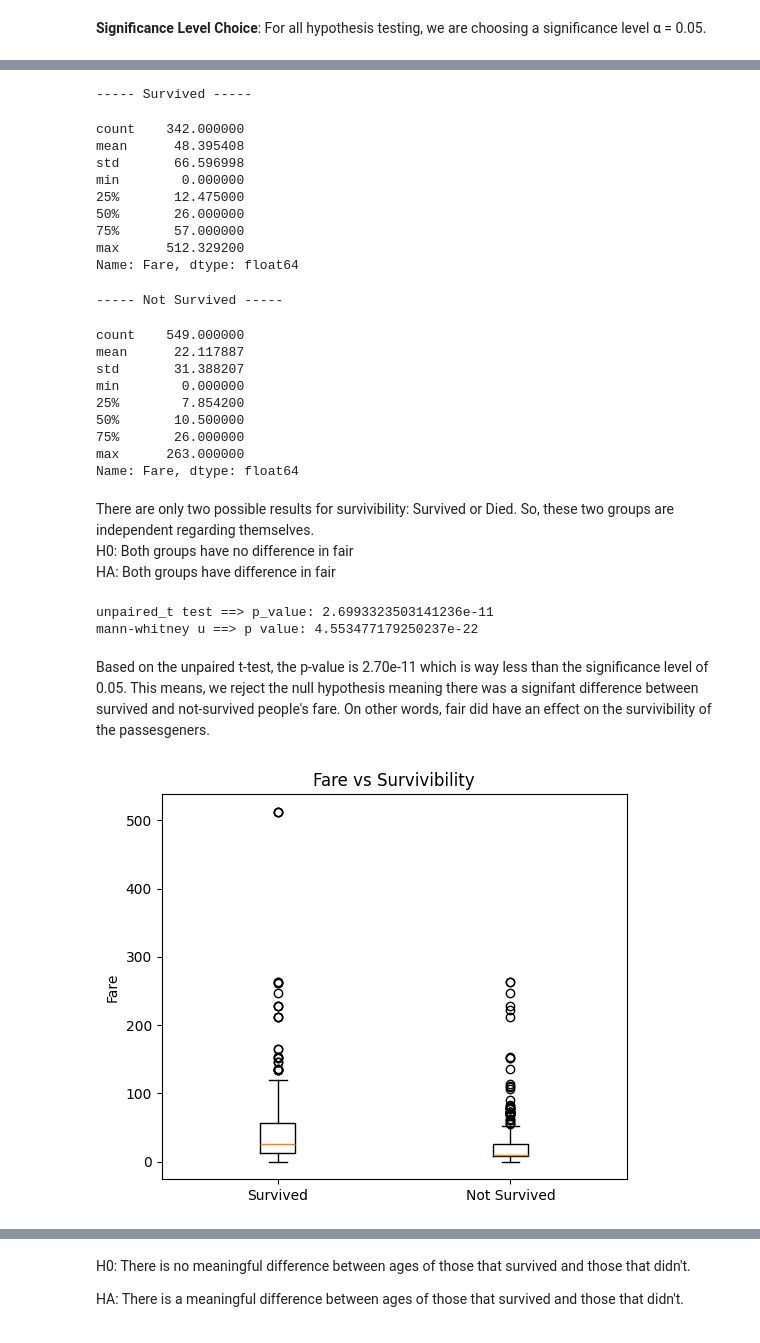
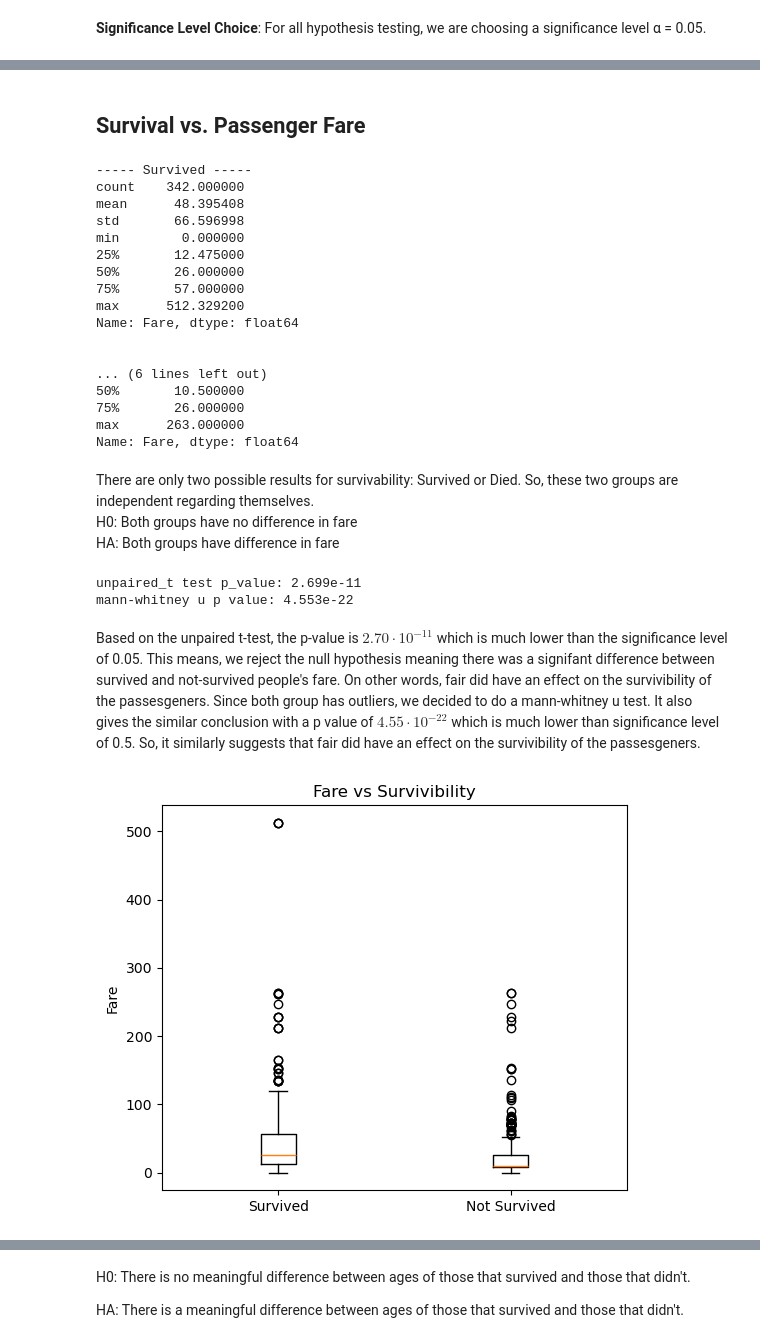
Before and after one commit to ashiqur0421/CMSC320_Group_Project, a Jupyter notebook: project.ipynb, the cells around one changed output, grey strips where cells are left out. Drawn from its saved outputs; the diff is of its cells as text; code cells hidden in the pictures.

```diff
--- a/project.ipynb
+++ b/project.ipynb
@@ -123,55 +182,55 @@ plt.show()
+# %% [markdown]
+## Survival vs. Passenger Fare
 # %%
 fare_survived = df[df['Survived'] == 1]['Fare']
 fare_died = df[df['Survived'] == 0]['Fare']
 
 # displaying summary statistics for both group
 print("----- Survived ----- ")
-display(fare_survived.describe())
+print(fare_survived.describe())
 print("\n\n----- Not Survived ----- ")
-display(fare_died.describe())
+print(fare_died.describe())
 # %% [output]
 ----- Survived -----
+count    342.000000
+mean      48.395408
+std       66.596998
+min        0.000000
+25%       12.475000
+50%       26.000000
+75%       57.000000
+max      512.329200
+Name: Fare, dtype: float64
+
+
+... (6 lines left out)
+50%       10.500000
+75%       26.000000
+max      263.000000
+Name: Fare, dtype: float64
-count    342.000000
-mean      48.395408
-std       66.596998
-min        0.000000
-25%       12.475000
-50%       26.000000
-75%       57.000000
-max      512.329200
-Name: Fare, dtype: float64
------ Not Survived -----
-count    549.000000
-mean      22.117887
-std       31.388207
-min        0.000000
-25%        7.854200
-50%       10.500000
-75%       26.000000
-max      263.000000
-Name: Fare, dtype: float64
 # %% [markdown]
-There are only two possible results for survivibility: Survived or Died. So, these two groups are independent regarding themselves. <br>
-H0: Both groups have no difference in fair  <br>
-HA: Both groups have difference in fair
+There are only two possible results for survivability: Survived or Died. So, these two groups are independent regarding themselves. <br>
+H0: Both groups have no difference in fare  <br>
+HA: Both groups have difference in fare
 # %%
 # unpaired t-test
 t_stat, p_value = stats.ttest_ind(fare_survived, fare_died, equal_var=False, alternative = 'two-sided')
-print("unpaired_t test ==> p_value:", p_value)
+print(f"unpaired_t test p_value: {p_value:.4g}")
 
 # mann-whitney u test
 u, p_value = stats.mannwhitneyu(fare_survived, fare_died, alternative='two-sided')
-print("mann-whitney u ==> p value:", p_value)
+print(f"mann-whitney u p value: {p_value:.4g}")
 # %% [output]
-unpaired_t test ==> p_value: 2.6993323503141236e-11
-mann-whitney u ==> p value: 4.553477179250237e-22
+unpaired_t test p_value: 2.699e-11
+mann-whitney u p value: 4.553e-22
 # %% [markdown]
-Based on the unpaired t-test, the p-value is 2.70e-11 which is way less than the significance level of 0.05. This means, we reject the null hypothesis meaning there was a signifant difference between survived and not-survived people's fare. On other words, fair did have an effect on the survivibility of the passesgeners.
+Based on the unpaired t-test, the p-value is $2.70  \cdot 10^{-11}$ which is much lower than the significance level of 0.05. This means, we reject the null hypothesis meaning there was a signifant difference between survived and not-survived people's fare. On other words, fair did have an effect on the survivibility of the passesgeners.
+Since both group has outliers, we decided to do a mann-whitney u test. It also gives the similar conclusion with a p value of $4.55  \cdot 10^{-22}$ which is much lower than significance level of 0.5. So, it similarly suggests that fair did have an effect on the survivibility of the passesgeners.
 # %%
 plt.figure(figsize=(6, 5))
-plt.boxplot([fare_survived, fare_died], labels = ['Survived', 'Not Survived'])
+plt.boxplot([fare_survived, fare_died], tick_labels = ['Survived', 'Not Survived'])
 plt.title("Fare vs Survivibility")
 plt.ylabel("Fare")
 plt.show()
 # %% [output]
-[figure, old version]
+[figure, new version]
```
Also changed, not shown: parts of 44 cells of this notebook.
